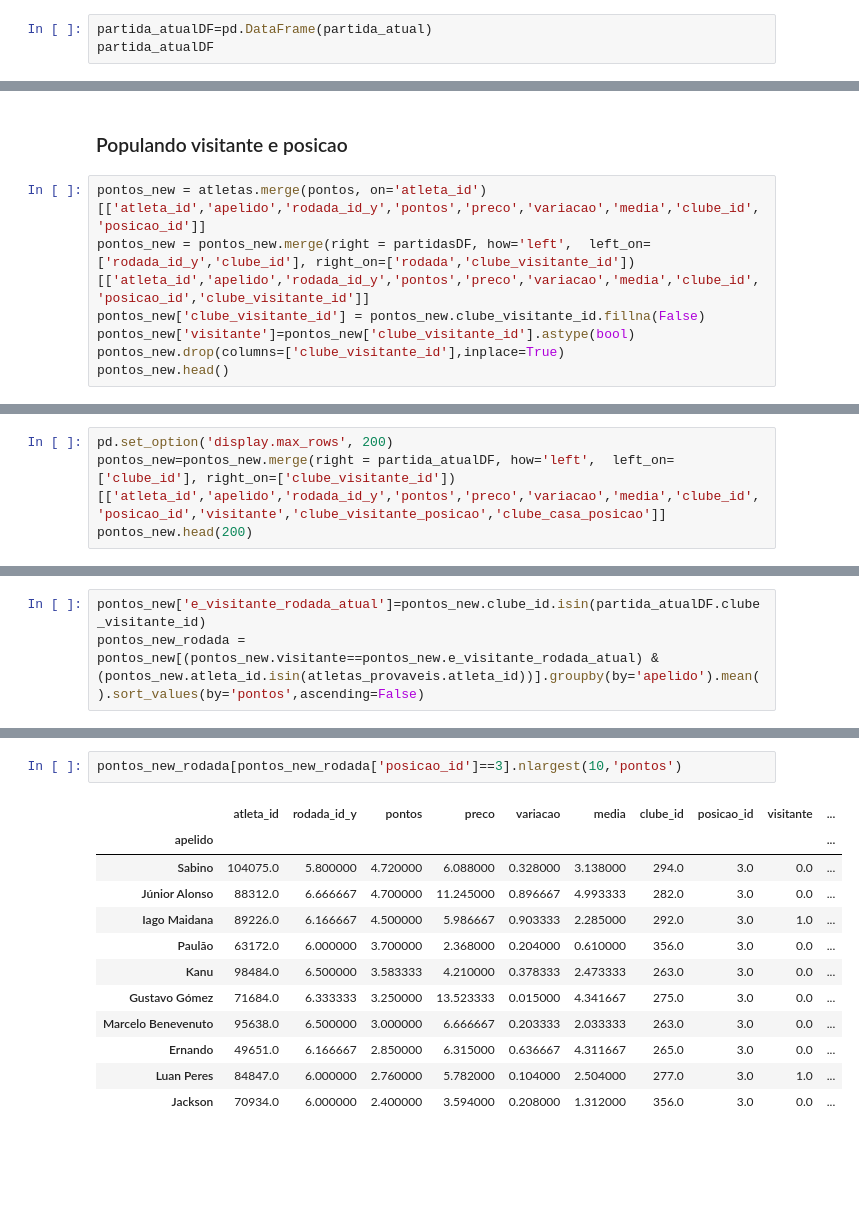
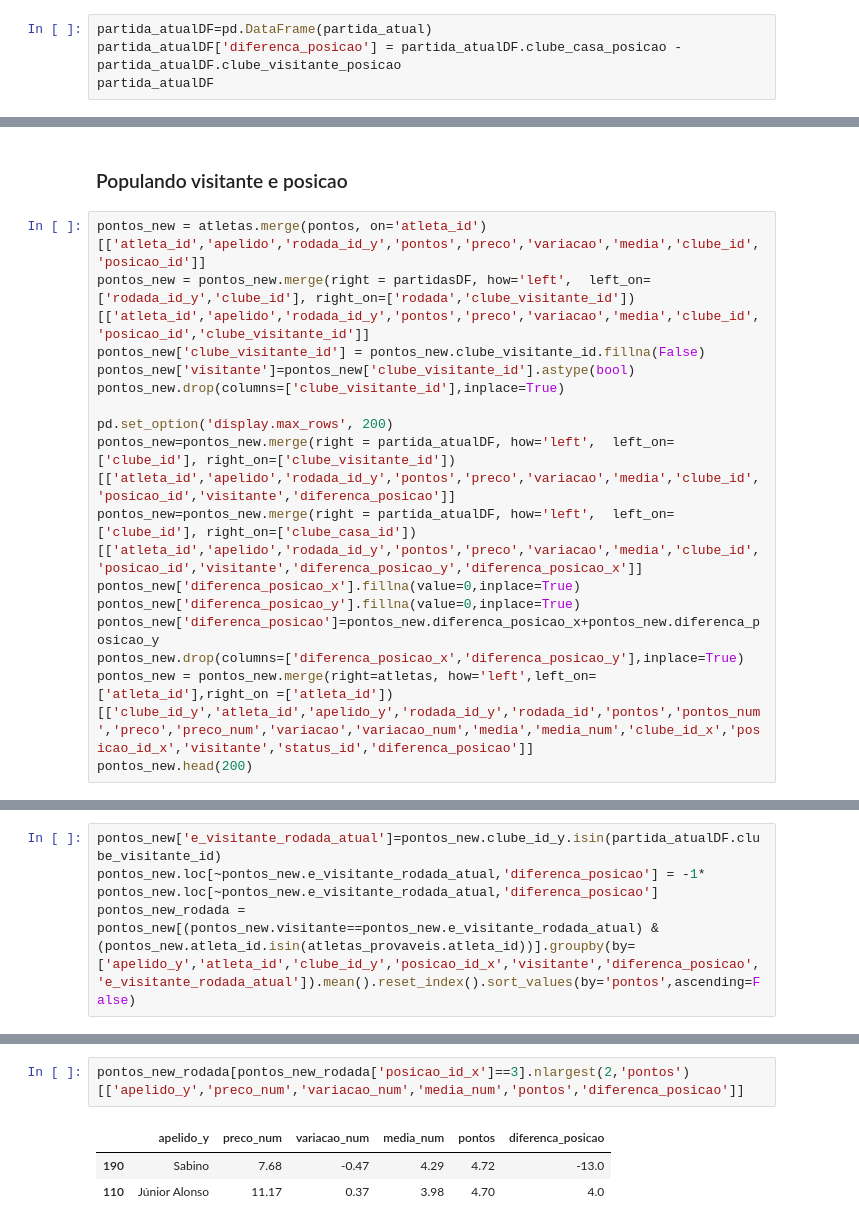
Before and after one commit to irgot/curso-python, a Jupyter notebook: alura-python/testeCartola.ipynb, the cells around one changed output, grey strips where cells are left out. Cells and saved outputs as stored; diff of their text form; blank space fills up the shorter version.

```diff
--- a/alura-python/testeCartola.ipynb
+++ b/alura-python/testeCartola.ipynb
@@ -96,6 +96,7 @@ partidasDF[partidasDF.clube_casa_id==266].sort_values(by='rodada')
 | 0 | 243254 | 266 | 7 | 294 | [d, d, v, d, v] | ... |
 # %%
 partida_atualDF=pd.DataFrame(partida_atual)
+partida_atualDF['diferenca_posicao'] = partida_atualDF.clube_casa_posicao - partida_atualDF.clube_visitante_posicao
 partida_atualDF
 # %% [output]
 |  | partida_id | clube_casa_id | clube_casa_posicao | clube_visitante_id | aproveitamento_mandante | ... |
@@ -184,5 +174,14 @@ pontos_new = pontos_new.merge(right = partidasDF, how='left',  left_on=['rodada_
 pontos_new['clube_visitante_id'] = pontos_new.clube_visitante_id.fillna(False)
 pontos_new['visitante']=pontos_new['clube_visitante_id'].astype(bool)
 pontos_new.drop(columns=['clube_visitante_id'],inplace=True)
-pontos_new.head()
+
+pd.set_option('display.max_rows', 200)
+pontos_new=pontos_new.merge(right = partida_atualDF, how='left',  left_on=['clube_id'], right_on=['clube_visitante_id'])[['atleta_id','apelido','rodada_id_y','pontos','preco','variacao','media','clube_id','posicao_id','visitante','diferenca_posicao']]
+pontos_new=pontos_new.merge(right = partida_atualDF, how='left',  left_on=['clube_id'], right_on=['clube_casa_id'])[['atleta_id','apelido','rodada_id_y','pontos','preco','variacao','media','clube_id','posicao_id','visitante','diferenca_posicao_y','diferenca_posicao_x']]
+pontos_new['diferenca_posicao_x'].fillna(value=0,inplace=True)
+pontos_new['diferenca_posicao_y'].fillna(value=0,inplace=True)
+pontos_new['diferenca_posicao']=pontos_new.diferenca_posicao_x+pontos_new.diferenca_posicao_y
+pontos_new.drop(columns=['diferenca_posicao_x','diferenca_posicao_y'],inplace=True)
+pontos_new = pontos_new.merge(right=atletas, how='left',left_on=['atleta_id'],right_on =['atleta_id'])[['clube_id_y','atleta_id','apelido_y','rodada_id_y','rodada_id','pontos','pontos_num','preco','preco_num','variacao','variacao_num','media','media_num','clube_id_x','posicao_id_x','visitante','status_id','diferenca_posicao']]
+pontos_new.head(200)
 # %% [output]
@@ -195,4 +204,0 @@ pontos_new.head()
-# %%
-pd.set_option('display.max_rows', 200)
-pontos_new=pontos_new.merge(right = partida_atualDF, how='left',  left_on=['clube_id'], right_on=['clube_visitante_id'])[['atleta_id','apelido','rodada_id_y','pontos','preco','variacao','media','clube_id','posicao_id','visitante','clube_visitante_posicao','clube_casa_posicao']]
-pontos_new.head(200)
@@ -217,4 +221,5 @@ pontos_new.head(200)
 # %%
-pontos_new['e_visitante_rodada_atual']=pontos_new.clube_id.isin(partida_atualDF.clube_visitante_id)
-pontos_new_rodada = pontos_new[(pontos_new.visitante==pontos_new.e_visitante_rodada_atual) & (pontos_new.atleta_id.isin(atletas_provaveis.atleta_id))].groupby(by='apelido').mean().sort_values(by='pontos',ascending=False)
+pontos_new['e_visitante_rodada_atual']=pontos_new.clube_id_y.isin(partida_atualDF.clube_visitante_id)
+pontos_new.loc[~pontos_new.e_visitante_rodada_atual,'diferenca_posicao'] = -1* pontos_new.loc[~pontos_new.e_visitante_rodada_atual,'diferenca_posicao']
+pontos_new_rodada = pontos_new[(pontos_new.visitante==pontos_new.e_visitante_rodada_atual) & (pontos_new.atleta_id.isin(atletas_provaveis.atleta_id))].groupby(by=['apelido_y','atleta_id','clube_id_y','posicao_id_x','visitante','diferenca_posicao','e_visitante_rodada_atual']).mean().reset_index().sort_values(by='pontos',ascending=False)
 # %%
@@ -250,16 +236,7 @@ pontos_new_rodada[pontos_new_rodada['posicao_id']==2].nlargest(10,'pontos')
 # %%
-pontos_new_rodada[pontos_new_rodada['posicao_id']==3].nlargest(10,'pontos')
+pontos_new_rodada[pontos_new_rodada['posicao_id_x']==3].nlargest(2,'pontos')[['apelido_y','preco_num','variacao_num','media_num','pontos','diferenca_posicao']]
 # %% [output]
-|  | atleta_id | rodada_id_y | pontos | preco | variacao | media | clube_id | posicao_id | visitante | ... |
-| apelido |  |  |  |  |  |  |  |  |  | ... |
-| Sabino | 104075.0 | 5.800000 | 4.720000 | 6.088000 | 0.328000 | 3.138000 | 294.0 | 3.0 | 0.0 | ... |
-| Júnior Alonso | 88312.0 | 6.666667 | 4.700000 | 11.245000 | 0.896667 | 4.993333 | 282.0 | 3.0 | 0.0 | ... |
-| Iago Maidana | 89226.0 | 6.166667 | 4.500000 | 5.986667 | 0.903333 | 2.285000 | 292.0 | 3.0 | 1.0 | ... |
-| Paulão | 63172.0 | 6.000000 | 3.700000 | 2.368000 | 0.204000 | 0.610000 | 356.0 | 3.0 | 0.0 | ... |
-| Kanu | 98484.0 | 6.500000 | 3.583333 | 4.210000 | 0.378333 | 2.473333 | 263.0 | 3.0 | 0.0 | ... |
-| Gustavo Gómez | 71684.0 | 6.333333 | 3.250000 | 13.523333 | 0.015000 | 4.341667 | 275.0 | 3.0 | 0.0 | ... |
-| Marcelo Benevenuto | 95638.0 | 6.500000 | 3.000000 | 6.666667 | 0.203333 | 2.033333 | 263.0 | 3.0 | 0.0 | ... |
-| Ernando | 49651.0 | 6.166667 | 2.850000 | 6.315000 | 0.636667 | 4.311667 | 265.0 | 3.0 | 0.0 | ... |
-| Luan Peres | 84847.0 | 6.000000 | 2.760000 | 5.782000 | 0.104000 | 2.504000 | 277.0 | 3.0 | 1.0 | ... |
-| Jackson | 70934.0 | 6.000000 | 2.400000 | 3.594000 | 0.208000 | 1.312000 | 356.0 | 3.0 | 0.0 | ... |
+|  | apelido_y | preco_num | variacao_num | media_num | pontos | diferenca_posicao |
+| 190 | Sabino | 7.68 | -0.47 | 4.29 | 4.72 | -13.0 |
+| 110 | Júnior Alonso | 11.17 | 0.37 | 3.98 | 4.70 | 4.0 |
 # %%
```
Also changed, not shown: parts of 12 cells of this notebook, 5 other files.
